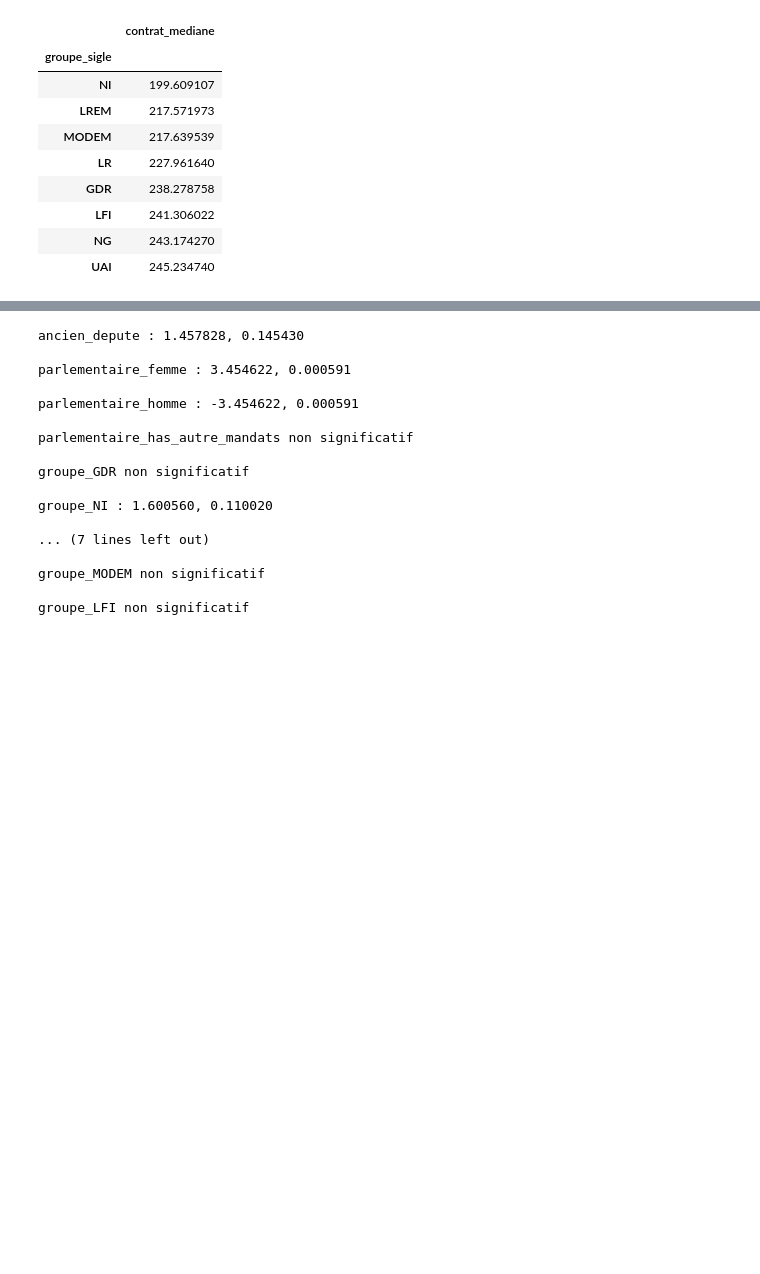
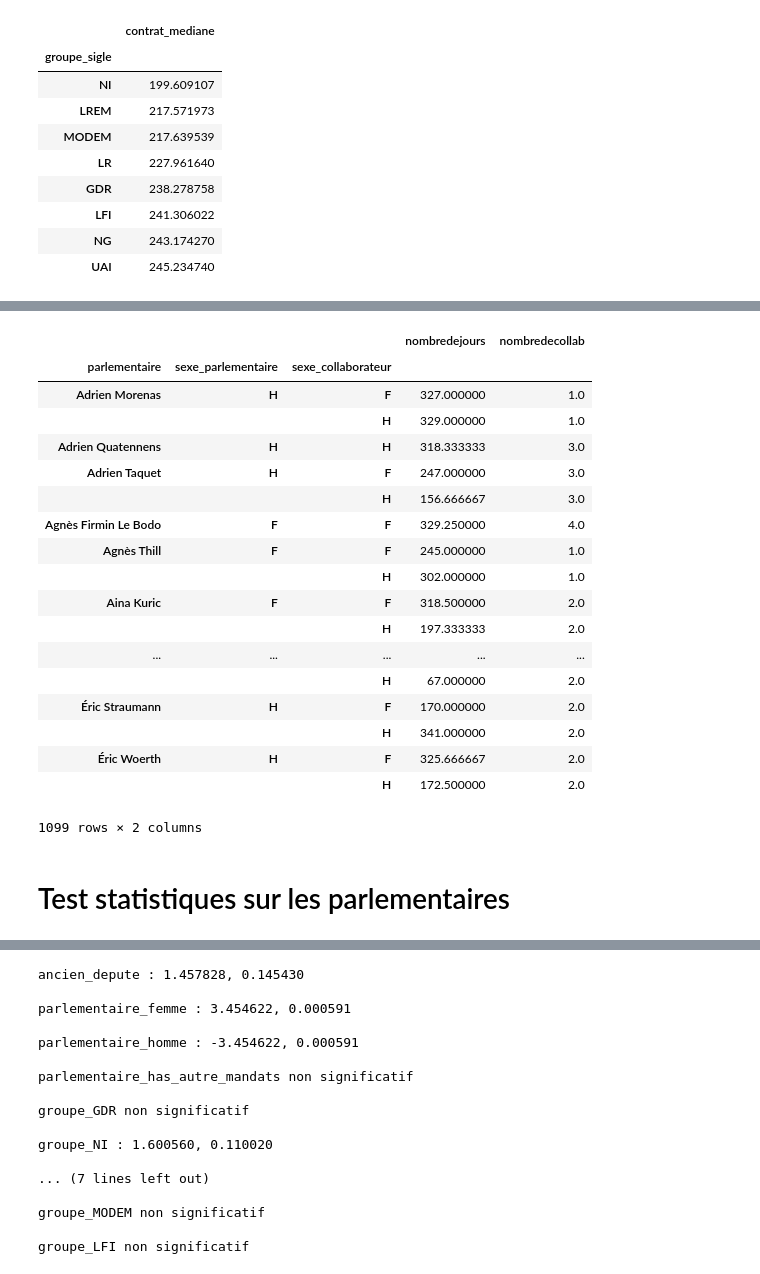
Before and after one commit to regardscitoyens/Collaborateurs-Parlement, a Jupyter notebook: exploitations/turnover.ipynb, the cells around one changed output, grey strips where cells are left out. Drawn from its saved outputs; the diff is of its cells as text; code cells hidden in the pictures; blank space fills up the shorter version.

```diff
--- a/exploitations/turnover.ipynb
+++ b/exploitations/turnover.ipynb
@@ -160,3 +147,27 @@ duree_collaborateurs
+# %%
+duree_moy_sexe
+# %% [output]
+|  |  |  | nombredejours | nombredecollab |
+| parlementaire | sexe_parlementaire | sexe_collaborateur |  |  |
+| Adrien Morenas | H | F | 327.000000 | 1.0 |
+|  |  | H | 329.000000 | 1.0 |
+| Adrien Quatennens | H | H | 318.333333 | 3.0 |
+| Adrien Taquet | H | F | 247.000000 | 3.0 |
+|  |  | H | 156.666667 | 3.0 |
+| Agnès Firmin Le Bodo | F | F | 329.250000 | 4.0 |
+| Agnès Thill | F | F | 245.000000 | 1.0 |
+|  |  | H | 302.000000 | 1.0 |
+| Aina Kuric | F | F | 318.500000 | 2.0 |
+|  |  | H | 197.333333 | 2.0 |
+| ... | ... | ... | ... | ... |
+|  |  | H | 67.000000 | 2.0 |
+| Éric Straumann | H | F | 170.000000 | 2.0 |
+|  |  | H | 341.000000 | 2.0 |
+| Éric Woerth | H | F | 325.666667 | 2.0 |
+|  |  | H | 172.500000 | 2.0 |
+1099 rows × 2 columns
+# %% [markdown]
+# Test statistiques sur les parlementaires
 # %%
 duree_tt = duree_collaborateurs#.drop(["contrat_fini_max", "contrat_fini_min"], 1)
 duree_tt["parlementaire_femme"] = (duree_tt["sexe_parlementaire"] == "F") * 1
```
Also changed, not shown: parts of 11 cells of this notebook.
